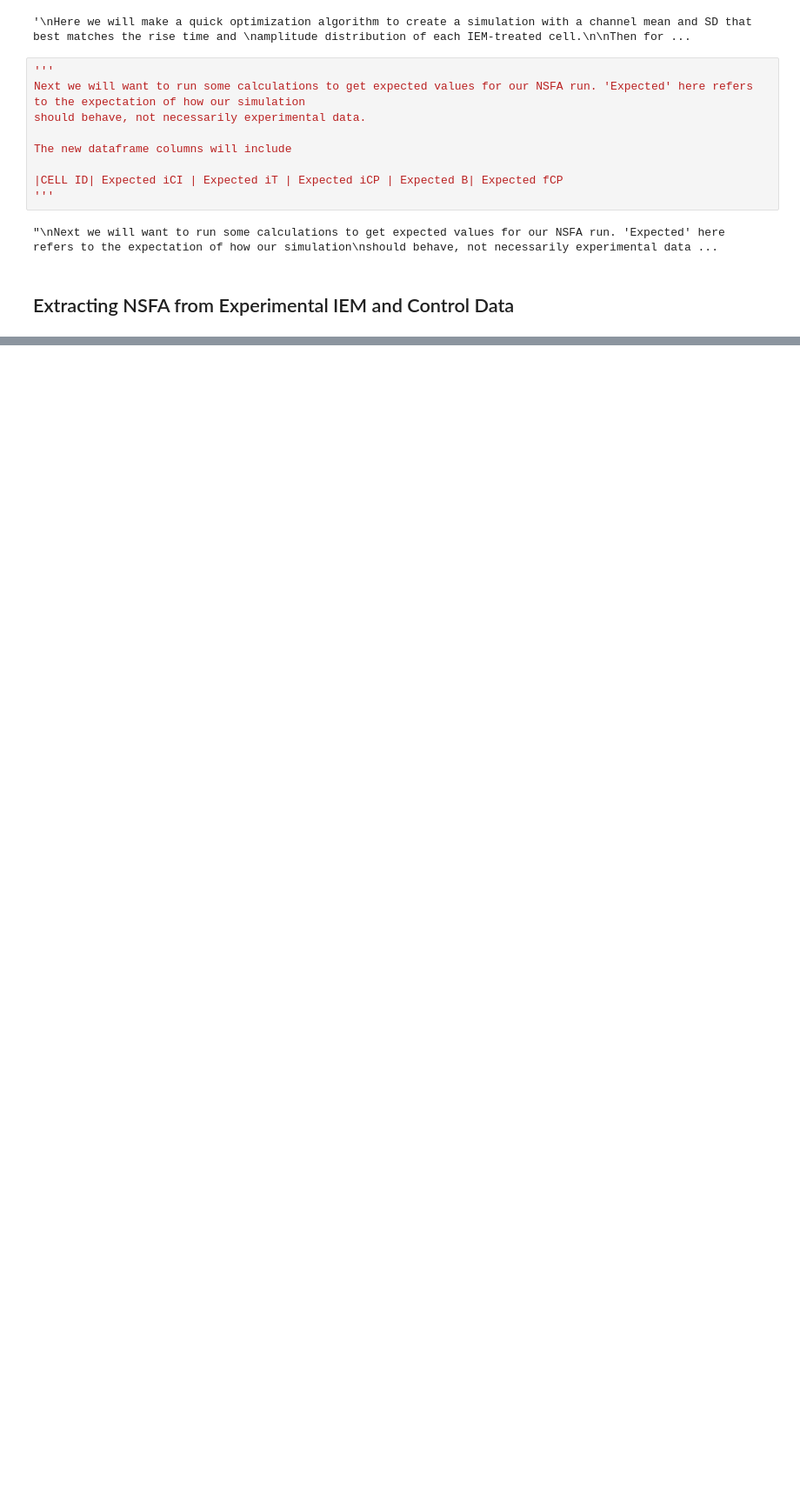
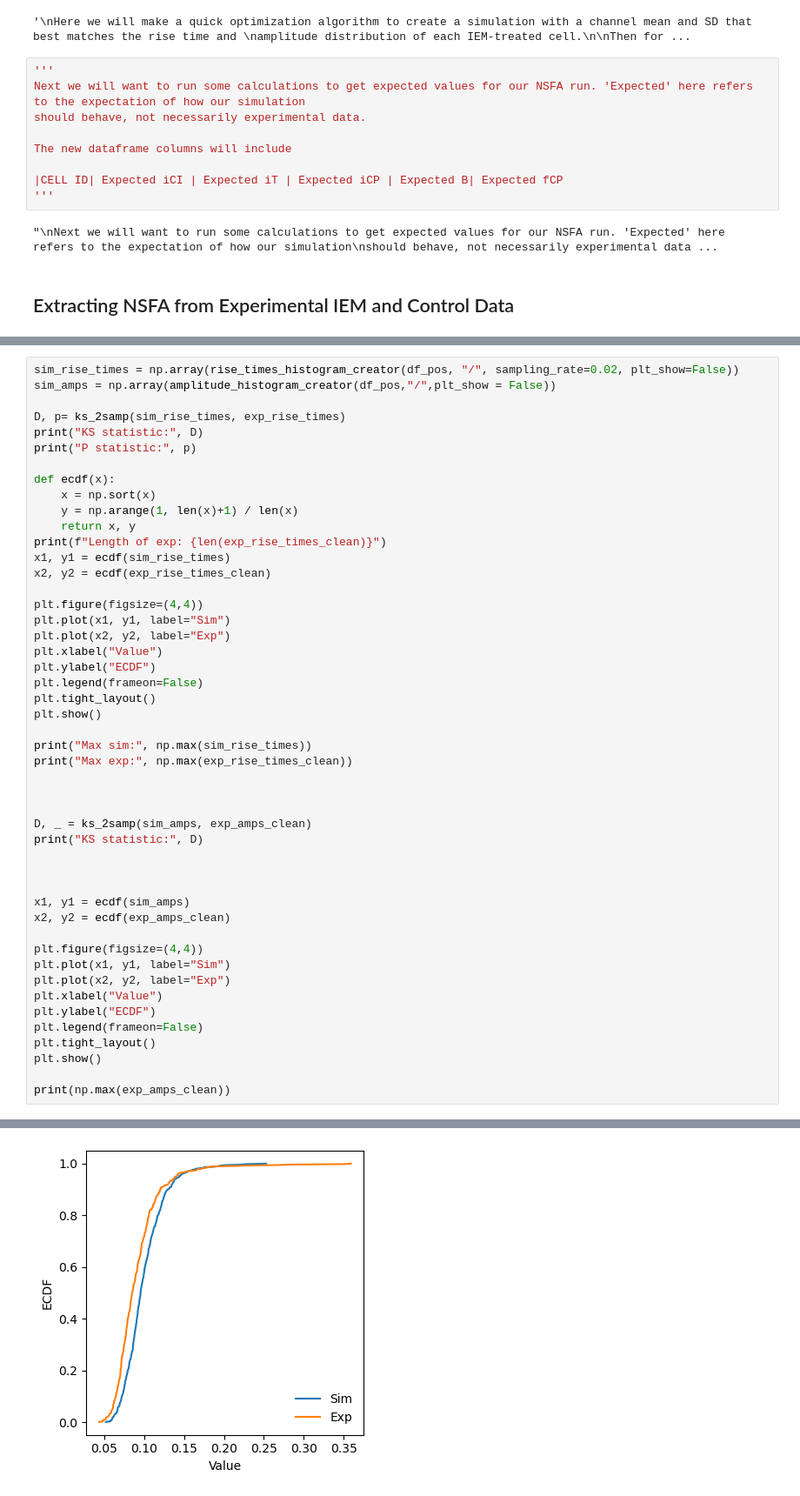
Before and after one commit to jawadmona22/Python-EPSC-NSFA-Pipeline, a Jupyter notebook: Extracting Calcium Permeable Info.ipynb, the cells around one changed output, grey strips where cells are left out. Shown at 87% size. Drawn from its saved outputs; the diff is of its cells as text; blank space fills up the shorter version.

```diff
--- a/Extracting Calcium Permeable Info.ipynb
+++ b/Extracting Calcium Permeable Info.ipynb
@@ -1428,0 +1427,49 @@ Finally, we want to look at
+# %%
+sim_rise_times = np.array(rise_times_histogram_creator(df_pos, "/", sampling_rate=0.02, plt_show=False))
+sim_amps = np.array(amplitude_histogram_creator(df_pos,"/",plt_show = False))
+
+D, p= ks_2samp(sim_rise_times, exp_rise_times)
+print("KS statistic:", D)
+print("P statistic:", p)
+
+def ecdf(x):
+    x = np.sort(x)
+    y = np.arange(1, len(x)+1) / len(x)
+    return x, y
+print(f"Length of exp: {len(exp_rise_times_clean)}")
+x1, y1 = ecdf(sim_rise_times)
+x2, y2 = ecdf(exp_rise_times_clean)
+
+plt.figure(figsize=(4,4))
+plt.plot(x1, y1, label="Sim")
+plt.plot(x2, y2, label="Exp")
+plt.xlabel("Value")
+plt.ylabel("ECDF")
+plt.legend(frameon=False)
+plt.tight_layout()
+plt.show()
+
+print("Max sim:", np.max(sim_rise_times))
+print("Max exp:", np.max(exp_rise_times_clean))
+
+
+
+D, _ = ks_2samp(sim_amps, exp_amps_clean)
+print("KS statistic:", D)
+
+
+
+x1, y1 = ecdf(sim_amps)
+x2, y2 = ecdf(exp_amps_clean)
+
+plt.figure(figsize=(4,4))
+plt.plot(x1, y1, label="Sim")
+plt.plot(x2, y2, label="Exp")
+plt.xlabel("Value")
+plt.ylabel("ECDF")
+plt.legend(frameon=False)
+plt.tight_layout()
+plt.show()
+
+print(np.max(exp_amps_clean))
+# %% [output]
@@ -1428,0 +1479 @@ Finally, we want to look at
+[figure, added]
```
Also changed, not shown: parts of 21 cells of this notebook, 3 other files.
